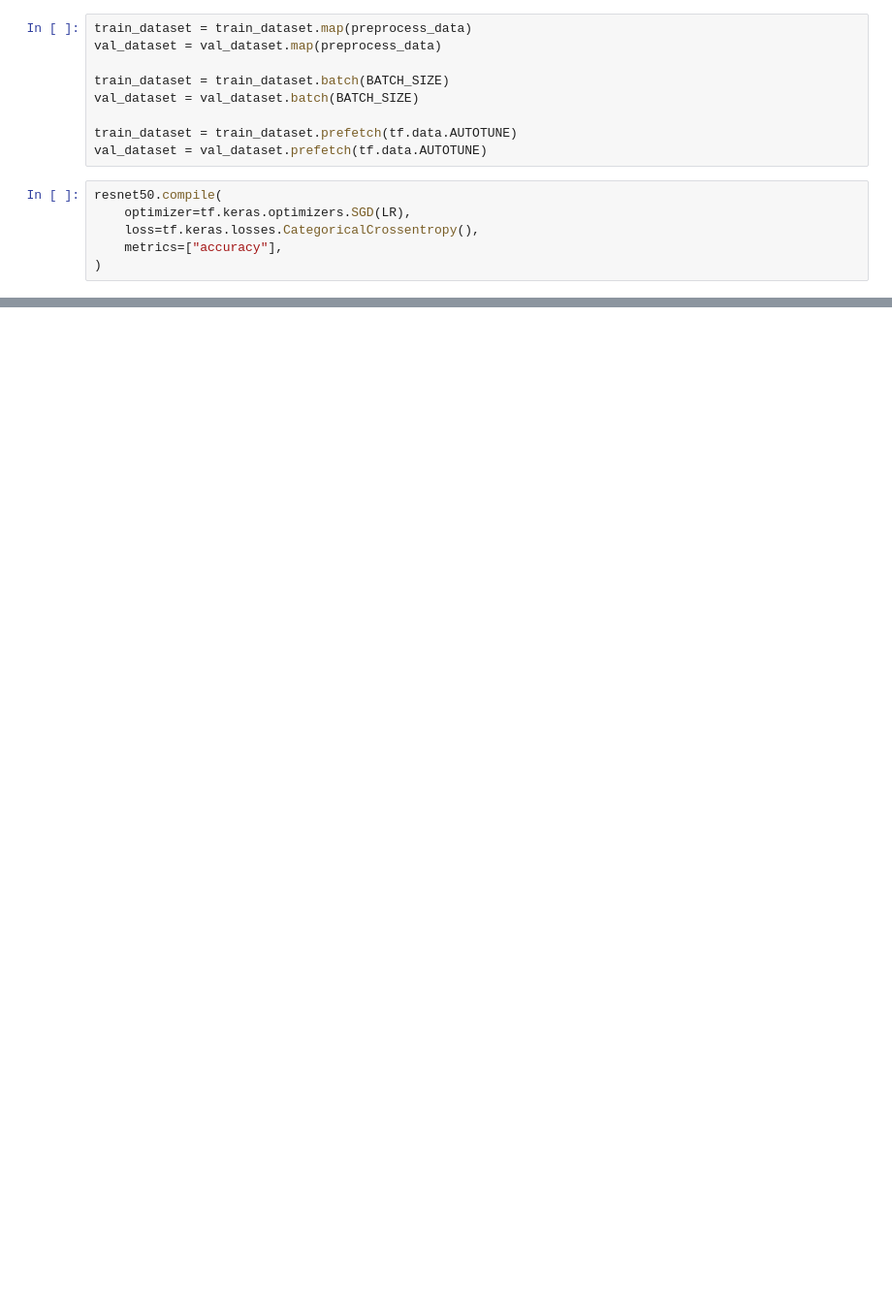
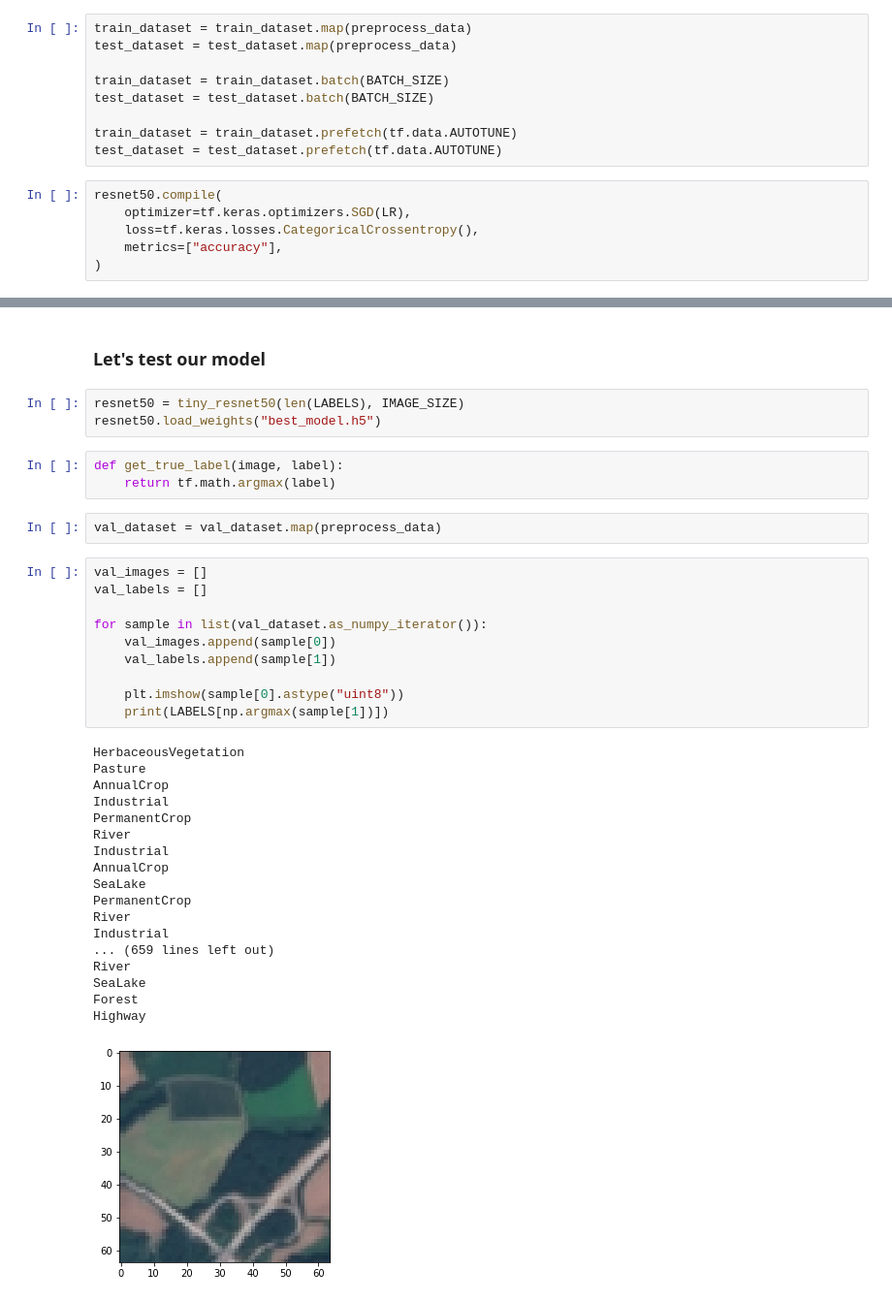
Before and after one commit to valentin-fngr/cnn_practice, a Jupyter notebook: satellite_cnn_experiments/eurosat_tiny_resnet50.ipynb, the cells around one changed output, grey strips where cells are left out. Shown at 97% size. Cells and saved outputs as stored; diff of their text form; blank space fills up the shorter version.

```diff
--- a/satellite_cnn_experiments/eurosat_tiny_resnet50.ipynb
+++ b/satellite_cnn_experiments/eurosat_tiny_resnet50.ipynb
@@ -208,12 +234,12 @@ callbacks = [
 # %%
 train_dataset = train_dataset.map(preprocess_data)
-val_dataset = val_dataset.map(preprocess_data)
+test_dataset = test_dataset.map(preprocess_data)
 
 train_dataset = train_dataset.batch(BATCH_SIZE)
-val_dataset = val_dataset.batch(BATCH_SIZE)
+test_dataset = test_dataset.batch(BATCH_SIZE)
 
 train_dataset = train_dataset.prefetch(tf.data.AUTOTUNE)
-val_dataset = val_dataset.prefetch(tf.data.AUTOTUNE)
+test_dataset = test_dataset.prefetch(tf.data.AUTOTUNE)
 # %%
 resnet50.compile(
     optimizer=tf.keras.optimizers.SGD(LR),
@@ -324,0 +294,39 @@ f1 : 9.31334151103232 % , precision : 9.383708263308506 %
+# %% [markdown]
+### Let's test our model
+# %%
+resnet50 = tiny_resnet50(len(LABELS), IMAGE_SIZE)
+resnet50.load_weights("best_model.h5")
+# %%
+def get_true_label(image, label):
+    return tf.math.argmax(label)
+# %%
+val_dataset = val_dataset.map(preprocess_data)
+# %%
+val_images = []
+val_labels = []
+
+for sample in list(val_dataset.as_numpy_iterator()):
+    val_images.append(sample[0])
+    val_labels.append(sample[1])
+
+    plt.imshow(sample[0].astype("uint8"))
+    print(LABELS[np.argmax(sample[1])])
+# %% [output]
+HerbaceousVegetation
+Pasture
+AnnualCrop
+Industrial
+PermanentCrop
+River
+Industrial
+AnnualCrop
+SeaLake
+PermanentCrop
+River
+Industrial
+... (659 lines left out)
+River
+SeaLake
+Forest
+Highway
+[figure, added]
```
Also changed, not shown: parts of 41 cells of this notebook, 1 other file.
